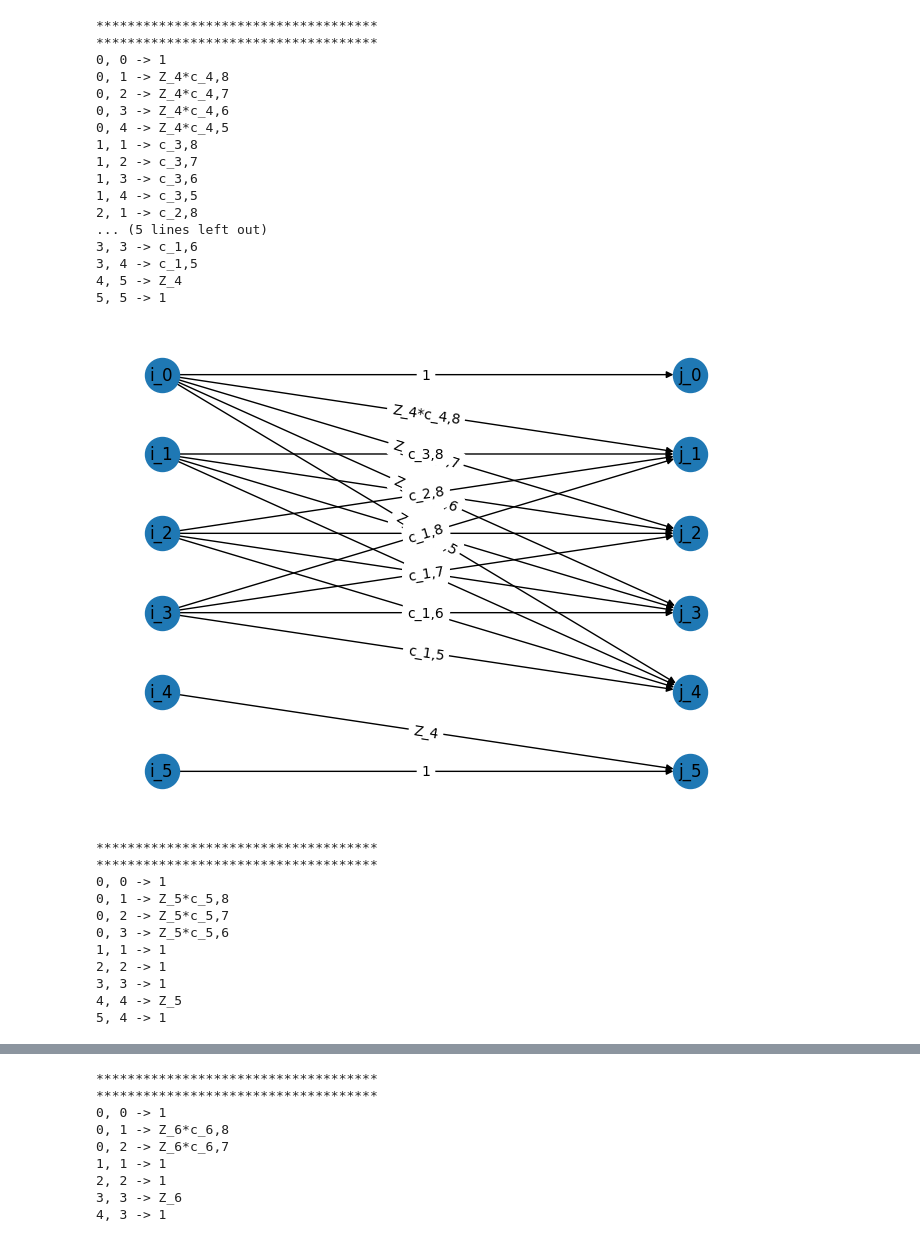
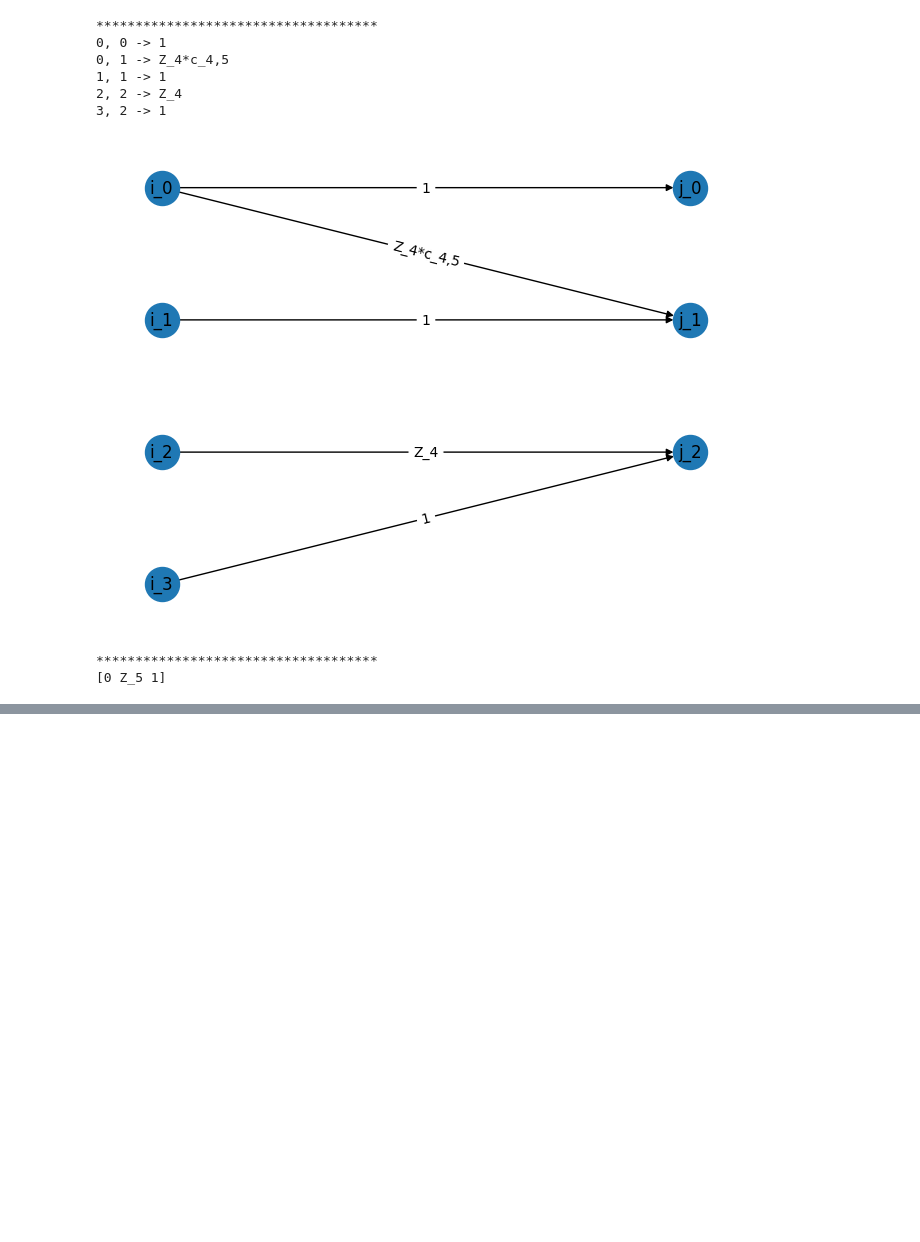
Before and after one commit to MiquelAlberti2/Quantum-annealing-and-tensor-networks, a Jupyter notebook: ZZ_interactions.ipynb, the cells around one changed output, grey strips where cells are left out. Saved outputs shown, nothing was run; the diff lists cells and outputs as text; code cells hidden in the pictures; blank space fills up the shorter version.

Commit message:
implementation for odd n of particles

```diff
--- a/ZZ_interactions.ipynb
+++ b/ZZ_interactions.ipynb
@@ -27,15 +27,14 @@ def from_ham_symb(N):
     #             if ham[i, j] != 0:
     #                 coeffs[tuple(set((i, j)))] = ham[i, j]
 
-    #TODO: Implement transformation for odd number of qubits
-    if N % 2 == 1:
-        raise NotImplementedError("Only Hamiltonians with an even number of qubits is supported")
-
     # Start building the Tensor Network
     N_by_2 = int(N / 2)
 
     a_list = [np.zeros((k + 2, k + 3), dtype=object) for k in range(1, N_by_2)]
-    a_list += [np.zeros((N_by_2 + 2, N_by_2 + 2), dtype=object)]
+
+    aux = 2 if N % 2 == 0 else 3
+    a_list += [np.zeros((N_by_2 + 2, N_by_2 + aux), dtype=object)]
+
     a_list += [np.zeros((N - k + 3, N - k + 2), dtype=object) for k in range(N_by_2 + 1, N + 1)]
 
     for k in range(1, N+1):
@@ -52,7 +51,7 @@ def from_ham_symb(N):
                 a_list[k-1][m-1, k+1] = sp.Symbol(f'c_{k-m+1},{k+1}')
 
         elif k == N_by_2:
-            for n in range(2, N_by_2 + 2):
+            for n in range(2, N_by_2 + aux):
                 a_list[k-1][0, n-1] = sp.Symbol(f'Z_{k}*c_{N_by_2},{N-n+2}')
                 for m in range(2, k+1):
                     a_list[k-1][m-1, n-1] = sp.Symbol(f'c_{N_by_2-m+1},{N-n+2}')
@@ -82,14 +81,15 @@ def from_ham_symb(N):
 # %%
 from visualization import plot_diagram_from_matrix
 
-N = 8
+N = 5
 
 symb_ham, a_list = from_ham_symb(N)
 
 print(symb_ham)
+
 print('************************************')
-
 print(a_list[0])
+print('************************************')
 
 for i in range(1, len(a_list)-1):
     plot_diagram_from_matrix(a_list[i])
@@ -123,29 +122,9 @@ Z_1*c_1,2*Z_2 + Z_3*(Z_1*c_1,3 + Z_2*c_2,3) + Z_4*(Z_1*c_1,4 + Z_2*c_2,4 + Z_3*c
-************************************
 ************************************
 0, 0 -> 1
-0, 1 -> Z_4*c_4,8
-0, 2 -> Z_4*c_4,7
-0, 3 -> Z_4*c_4,6
-0, 4 -> Z_4*c_4,5
-1, 1 -> c_3,8
-1, 2 -> c_3,7
-1, 3 -> c_3,6
-1, 4 -> c_3,5
-2, 1 -> c_2,8
-... (5 lines left out)
-3, 3 -> c_1,6
-3, 4 -> c_1,5
-4, 5 -> Z_4
-5, 5 -> 1
+0, 1 -> Z_4*c_4,5
+1, 1 -> 1
+2, 2 -> Z_4
+3, 2 -> 1
-[figure, old version]
+[figure, new version]
 ************************************
-************************************
-0, 0 -> 1
-0, 1 -> Z_5*c_5,8
-0, 2 -> Z_5*c_5,7
-0, 3 -> Z_5*c_5,6
-1, 1 -> 1
-2, 2 -> 1
-3, 3 -> 1
-4, 4 -> Z_5
-5, 4 -> 1
+[0 Z_5 1]
@@ -153,9 +130,0 @@ Z_1*c_1,2*Z_2 + Z_3*(Z_1*c_1,3 + Z_2*c_2,3) + Z_4*(Z_1*c_1,4 + Z_2*c_2,4 + Z_3*c
-************************************
-************************************
-0, 0 -> 1
-0, 1 -> Z_6*c_6,8
-0, 2 -> Z_6*c_6,7
-1, 1 -> 1
-2, 2 -> 1
-3, 3 -> Z_6
-4, 3 -> 1
```
Also changed, not shown: parts of 1 cell of this notebook.
